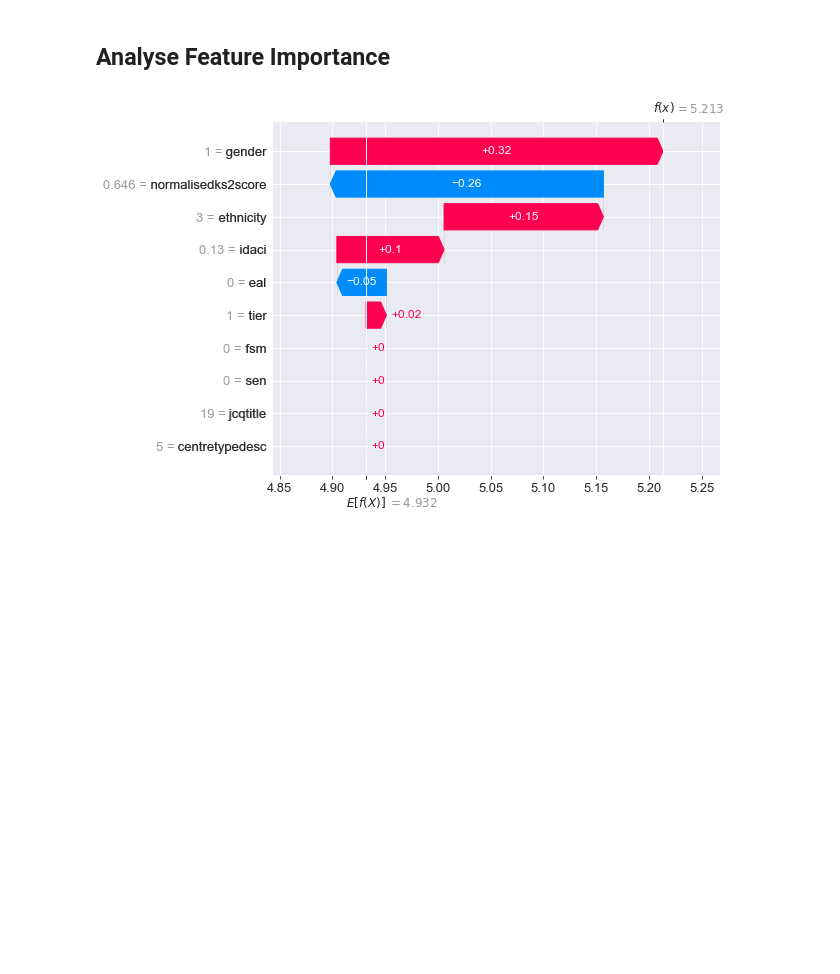
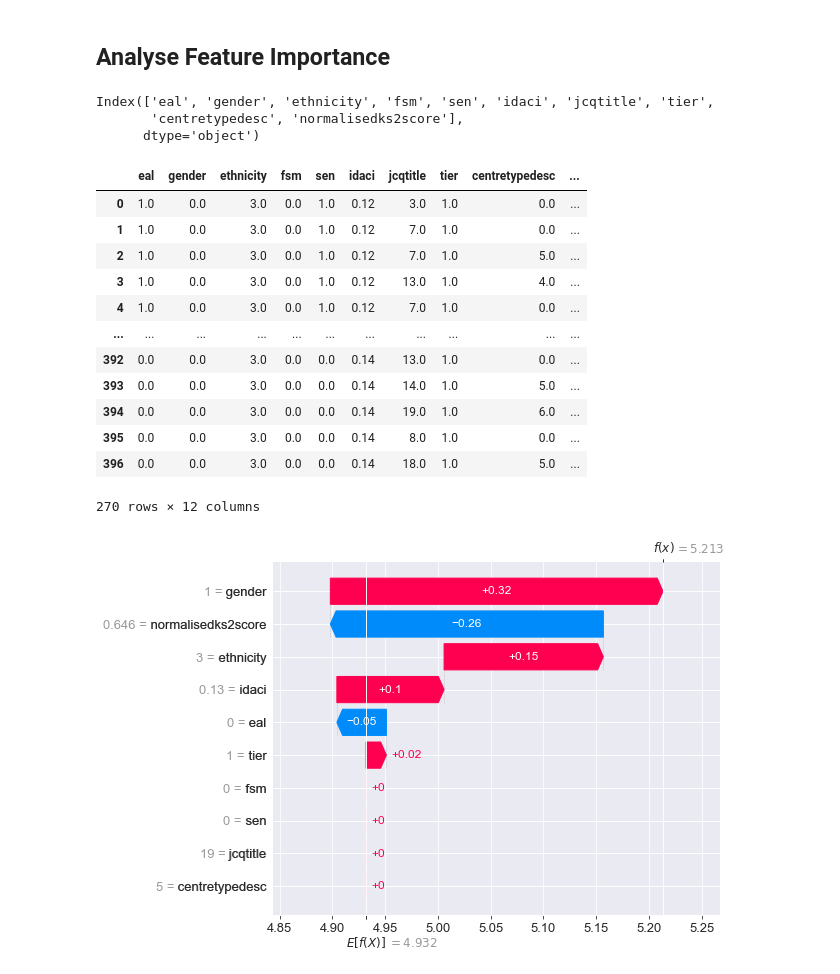
Before and after one commit to louismagowan/cag-equality, a Jupyter notebook: sandbox.ipynb, the cells around one changed output. Cells and saved outputs as stored; diff of their text form; code cells hidden in the pictures; blank space fills up the shorter version.

```diff
--- a/sandbox.ipynb
+++ b/sandbox.ipynb
@@ -798,6 +796,28 @@ treatment.fsm = treatment.fsm.replace(fsm_mappings)
 ## Analyse Feature Importance
 # %%
 import shap
+# %%
+df.columns[:-2]
+# %% [output]
+Index(['eal', 'gender', 'ethnicity', 'fsm', 'sen', 'idaci', 'jcqtitle', 'tier',
+       'centretypedesc', 'normalisedks2score'],
+      dtype='object')
+# %%
+df[:-2]
+# %% [output]
+|  | eal | gender | ethnicity | fsm | sen | idaci | jcqtitle | tier | centretypedesc | ... |
+| 0 | 1.0 | 0.0 | 3.0 | 0.0 | 1.0 | 0.12 | 3.0 | 1.0 | 0.0 | ... |
+| 1 | 1.0 | 0.0 | 3.0 | 0.0 | 1.0 | 0.12 | 7.0 | 1.0 | 0.0 | ... |
+| 2 | 1.0 | 0.0 | 3.0 | 0.0 | 1.0 | 0.12 | 7.0 | 1.0 | 5.0 | ... |
+| 3 | 1.0 | 0.0 | 3.0 | 0.0 | 1.0 | 0.12 | 13.0 | 1.0 | 4.0 | ... |
+| 4 | 1.0 | 0.0 | 3.0 | 0.0 | 1.0 | 0.12 | 7.0 | 1.0 | 0.0 | ... |
+| ... | ... | ... | ... | ... | ... | ... | ... | ... | ... | ... |
+| 392 | 0.0 | 0.0 | 3.0 | 0.0 | 0.0 | 0.14 | 13.0 | 1.0 | 0.0 | ... |
+| 393 | 0.0 | 0.0 | 3.0 | 0.0 | 0.0 | 0.14 | 14.0 | 1.0 | 5.0 | ... |
+| 394 | 0.0 | 0.0 | 3.0 | 0.0 | 0.0 | 0.14 | 19.0 | 1.0 | 6.0 | ... |
+| 395 | 0.0 | 0.0 | 3.0 | 0.0 | 0.0 | 0.14 | 8.0 | 1.0 | 0.0 | ... |
+| 396 | 0.0 | 0.0 | 3.0 | 0.0 | 0.0 | 0.14 | 18.0 | 1.0 | 5.0 | ... |
+270 rows × 12 columns
 # %%
 # LGBM shap
 # Explain the model's predictions using SHAP
```
Also changed, not shown: parts of 4 cells of this notebook, 2 other files.
